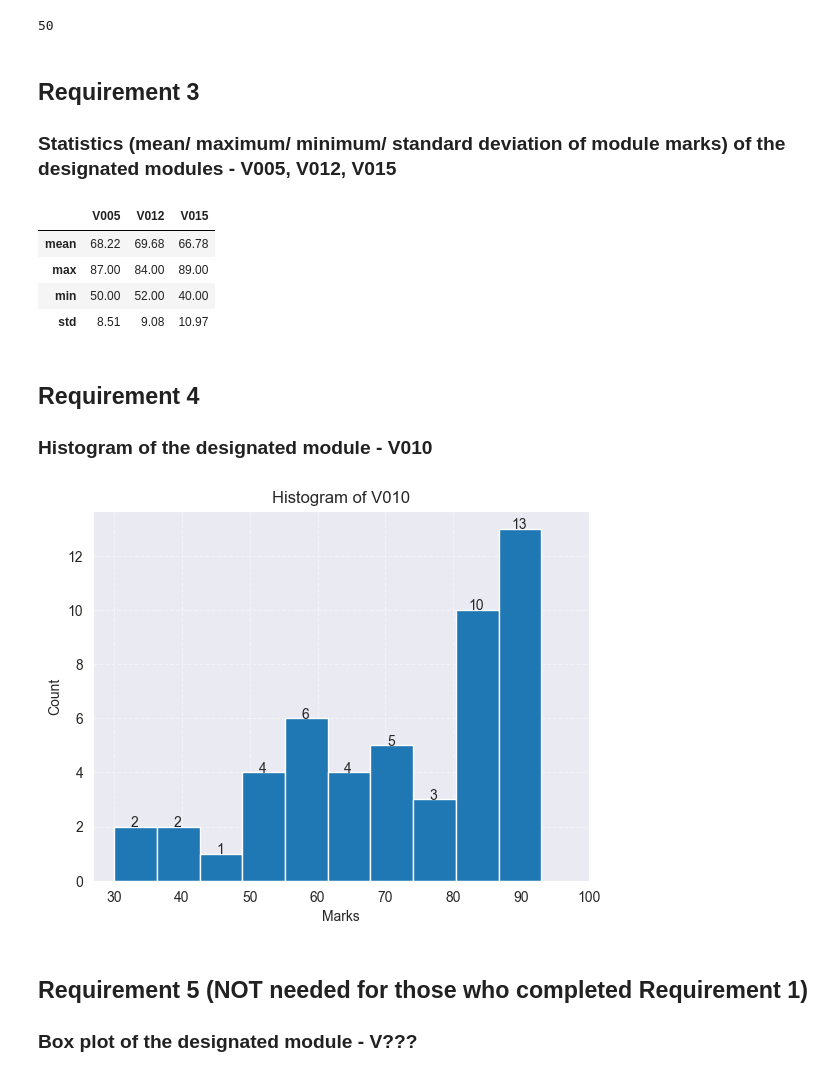
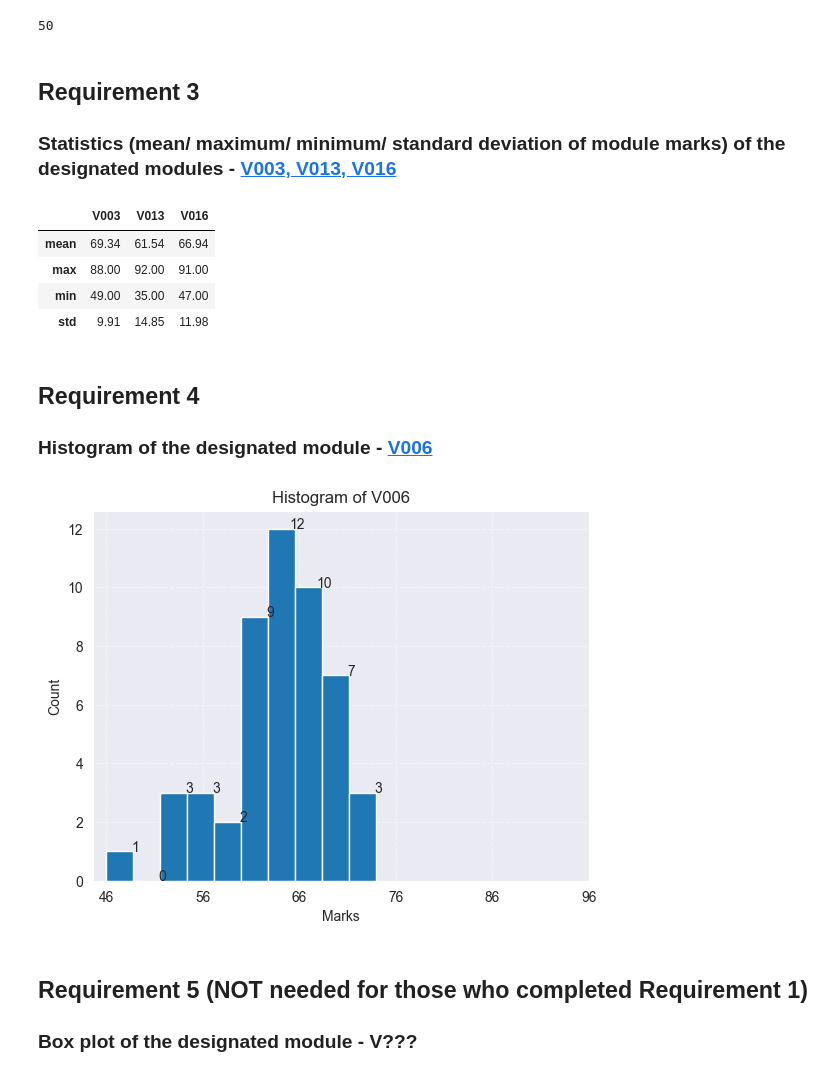
Before and after one commit to stop1204/EEE4463, a Jupyter notebook: Labs/Lab6/HE_HUA_LIANG_Lab6.ipynb, the cells around one changed output. Drawn from its saved outputs; the diff is of its cells as text; code cells hidden in the pictures.

```diff
--- a/Labs/Lab6/HE_HUA_LIANG_Lab6.ipynb
+++ b/Labs/Lab6/HE_HUA_LIANG_Lab6.ipynb
@@ -79,7 +86,7 @@ df["Student"].count()
 50
 # %% [markdown]
 ## Requirement 3
-### Statistics (mean/ maximum/ minimum/ standard deviation of module marks) of the designated modules - V005, V012, V015
+### Statistics (mean/ maximum/ minimum/ standard deviation of module marks) of the designated modules - [V003, V013, V016]()
 # %%
 # # test the regex and sum of the cols
 # df.filter(regex=r"^L\d.*").sum(axis=1).head()
@@ -105,7 +112,7 @@ df["Student"].count()
 # df.filter(regex=".*(m|s|Student).*").head()
 # %%
 #
-statictics_V005 =  df[["V005","V012","V015"]].agg(["mean", "max", "min", "std"])
+statictics_V005 =  df[["V003","V013","V016"]].agg(["mean", "max", "min", "std"])
 # precision = 2
 statictics_V005.round(2)
 # excpected
@@ -114,28 +121,28 @@ statictics_V005.round(2)
 # min,50.00,52.00,40.00
 # std,8.51,9.08,10.97
 # %% [output]
-|  | V005 | V012 | V015 |
-| mean | 68.22 | 69.68 | 66.78 |
-| max | 87.00 | 84.00 | 89.00 |
-| min | 50.00 | 52.00 | 40.00 |
-| std | 8.51 | 9.08 | 10.97 |
+|  | V003 | V013 | V016 |
+| mean | 69.34 | 61.54 | 66.94 |
+| max | 88.00 | 92.00 | 91.00 |
+| min | 49.00 | 35.00 | 47.00 |
+| std | 9.91 | 14.85 | 11.98 |
 # %% [markdown]
 ## Requirement 4
-### Histogram of the designated module - V010
+### Histogram of the designated module - [V006]()
 # %%
 # set the plot style
-plt = df["V010"].plot.hist(bins=10)
-plt.set_xticks(range( df["V010"].min(), 101, 10))
+plt = df["V006"].plot.hist(bins=10)
+plt.set_xticks(range( df["V006"].min(), 101, 10))
 plt.set_xlabel("Marks")
 plt.set_ylabel("Count")
-plt.set_title("Histogram of V010")
+plt.set_title("Histogram of V006")
 plt.grid(True, linestyle='--', alpha=0.4,)
 # plt.set_xlim(0,100)
 # set the label on the top of the bar
 for label in plt.patches:
     plt.annotate(int(label.get_height()), (label.get_x()+3, label.get_height()),ha='center')
 # %% [output]
-[figure, old version]
+[figure, new version]
 # %% [markdown]
 ## Requirement 5 (NOT needed for those who completed Requirement 1)
 ### Box plot of the designated module - V???
```
Also changed, not shown: parts of 6 cells of this notebook, 3 other files.
